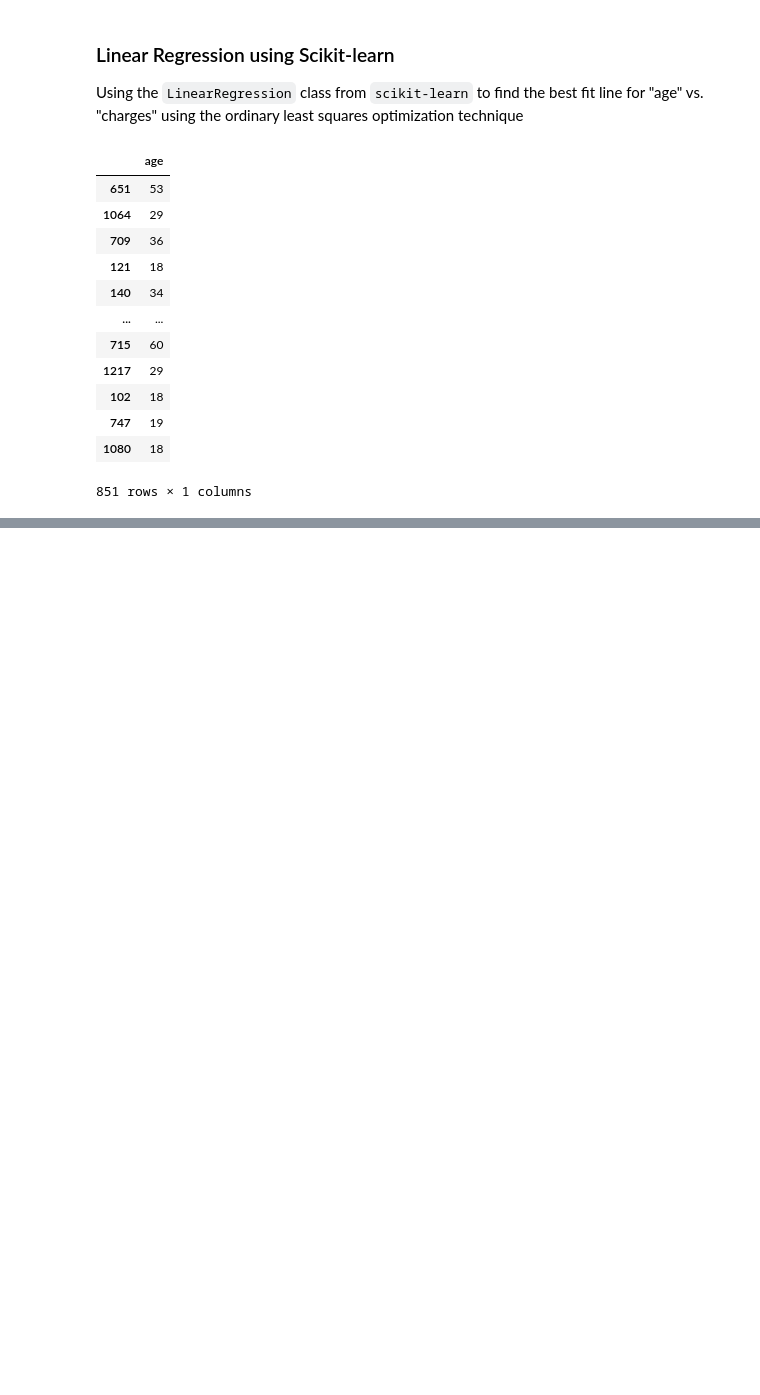
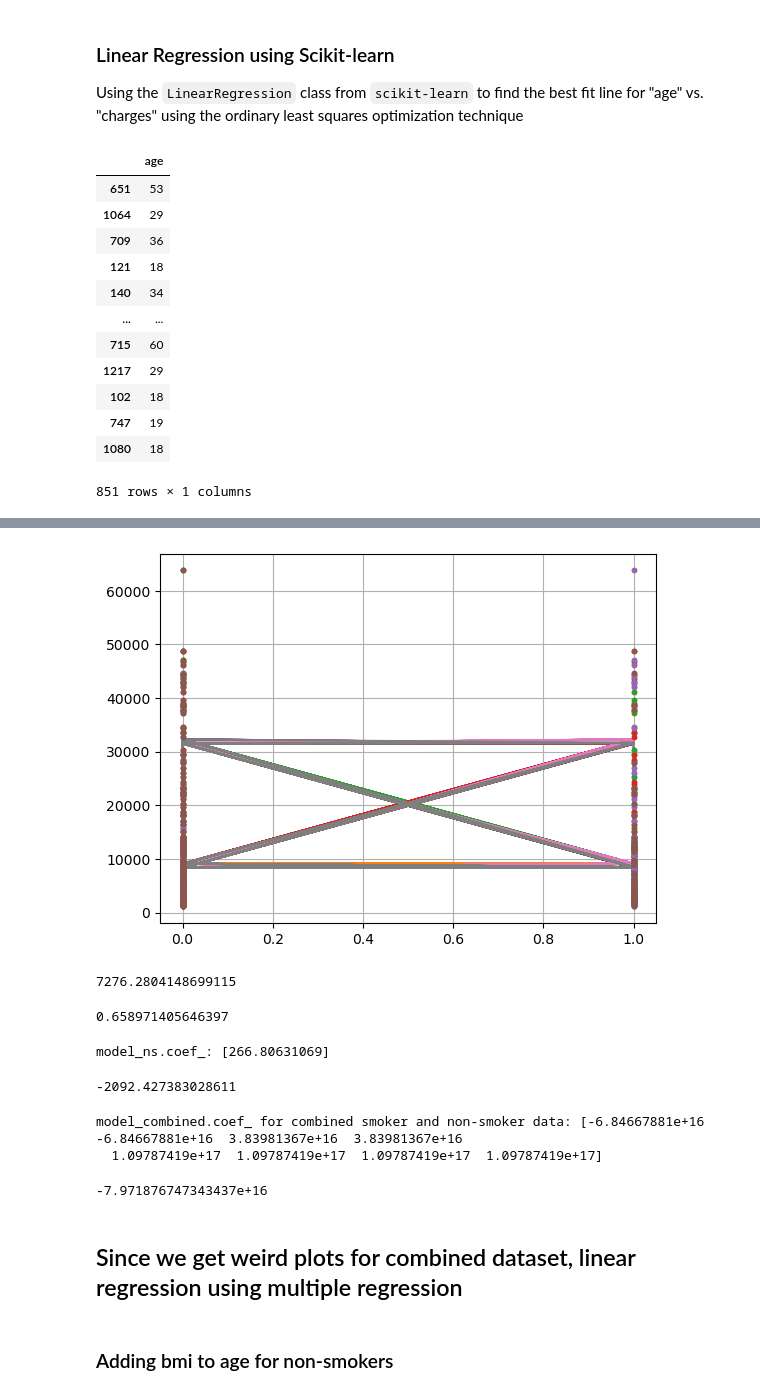
Before and after one commit to sandra-biology/Data-Analytics-A, a Jupyter notebook: Linear regression practice.ipynb, the cells around one changed output, grey strips where cells are left out. Cells and saved outputs as stored; diff of their text form; code cells hidden in the pictures; blank space fills up the shorter version.

```diff
--- a/Linear regression practice.ipynb
+++ b/Linear regression practice.ipynb
@@ -630,0 +652,4 @@ ValueError: could not convert string to float: 'female'
+# %%
+# predictions for combined smokers and non-smokers
+y_pred_comb = model_combined.predict(X_test_comb)
+y_pred_comb
@@ -630,0 +674,49 @@ ValueError: could not convert string to float: 'female'
+# %%
+plt.plot(X_test_comb, y_pred_comb)
+plt.plot(X_test_comb, y_test_comb, '.')
+plt.grid()
+# %% [output]
+[figure, added]
+# %%
+# computing RMSE loss to evaluate the model (combined smokers and non-smokers)
+
+def rmse(targets, predictions):
+    if len(targets) != len(predictions):
+        print(f'***Error: len(targets) = {len(targets)}, len(predictions) = {len(predictions)}')
+        return None
+
+    return np.sqrt(np.mean(np.square(targets - predictions)))
+
+rmse(y_test_comb, y_pred_comb)
+# %% [output]
+7276.2804148699115
+# %%
+# computing r2 score for entire dataset
+
+from sklearn.metrics import r2_score
+
+r2_score_comb = r2_score(y_test_comb, y_pred_comb)  # need to have same dimensions
+r2_score_comb
+# %% [output]
+0.658971405646397
+# %%
+# getting model parameters for non_smokers
+
+print(f'model_ns.coef_: {model_ns.coef_}')
+model_ns.intercept_
+# %% [output]
+model_ns.coef_: [266.80631069]
+-2092.427383028611
+# %%
+# getting model parameters - combined smokers and non-smokers
+
+print(f'model_combined.coef_ for combined smoker and non-smoker data: {model_combined.coef_}')
+model_combined.intercept_
+# %% [output]
+model_combined.coef_ for combined smoker and non-smoker data: [-6.84667881e+16 -6.84667881e+16  3.83981367e+16  3.83981367e+16
+  1.09787419e+17  1.09787419e+17  1.09787419e+17  1.09787419e+17]
+-7.971876747343437e+16
+# %% [markdown]
+## Since we get weird plots for combined dataset, linear regression using multiple regression
+# %% [markdown]
+### Adding bmi to age for non-smokers
```
Also changed, not shown: parts of 64 cells of this notebook.
